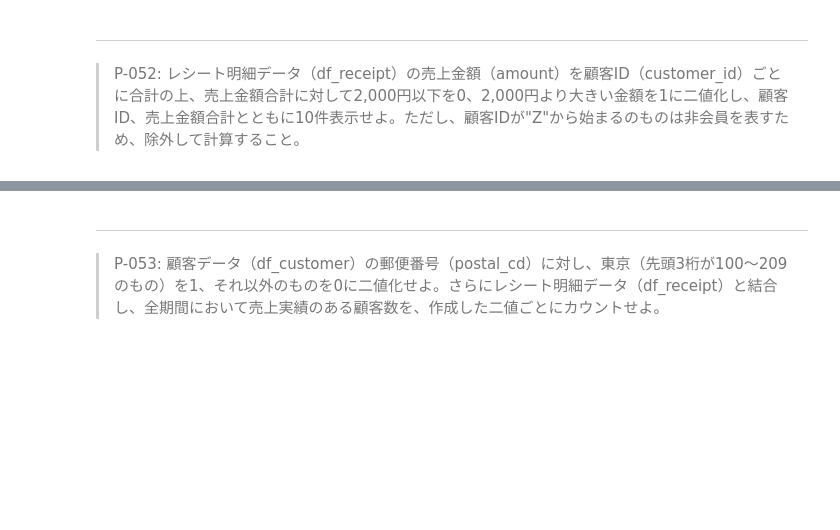
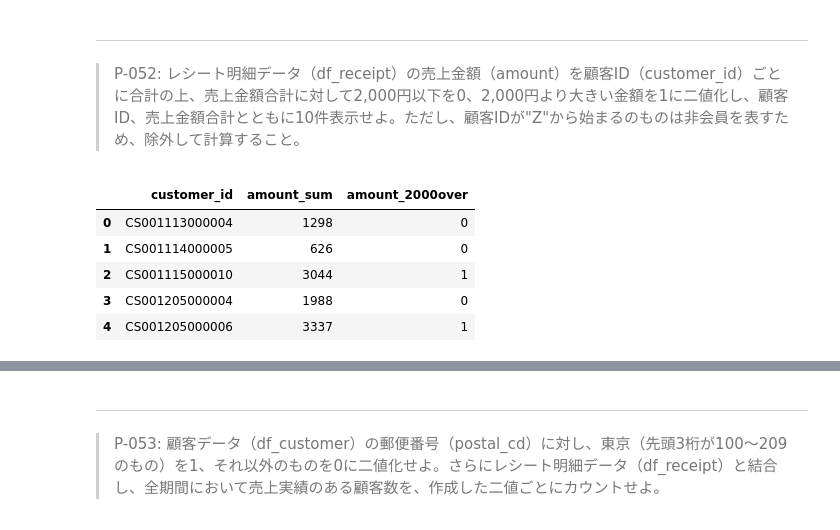
Before and after one commit to libra20/100knocks2, a Jupyter notebook: docker/work/preprocess_knock_Python.ipynb, the cells around one changed output, grey strips where cells are left out. Drawn from its saved outputs; the diff is of its cells as text; code cells hidden in the pictures; blank space fills up the shorter version.

```diff
--- a/docker/work/preprocess_knock_Python.ipynb
+++ b/docker/work/preprocess_knock_Python.ipynb
@@ -1029,3 +1038,14 @@ pd.concat([df_receipt.receipt_no, df_receipt.receipt_sub_no, pd.to_datetime(df_r
 # %% [markdown]
 ---
 > P-052: レシート明細データ（df_receipt）の売上金額（amount）を顧客ID（customer_id）ごとに合計の上、売上金額合計に対して2,000円以下を0、2,000円より大きい金額を1に二値化し、顧客ID、売上金額合計とともに10件表示せよ。ただし、顧客IDが"Z"から始まるのものは非会員を表すため、除外して計算すること。
+# %%
+df = df_receipt.query("customer_id.str.startswith('Z') == False").groupby('customer_id').agg(amount_sum=('amount', 'sum')).reset_index()
+df['amount_2000over'] = (df.amount_sum > 2000).astype(int)
+df.head()
+# %% [output]
+|  | customer_id | amount_sum | amount_2000over |
+| 0 | CS001113000004 | 1298 | 0 |
+| 1 | CS001114000005 | 626 | 0 |
+| 2 | CS001115000010 | 3044 | 1 |
+| 3 | CS001205000004 | 1988 | 0 |
+| 4 | CS001205000006 | 3337 | 1 |
```
Also changed, not shown: parts of 2 cells of this notebook.
